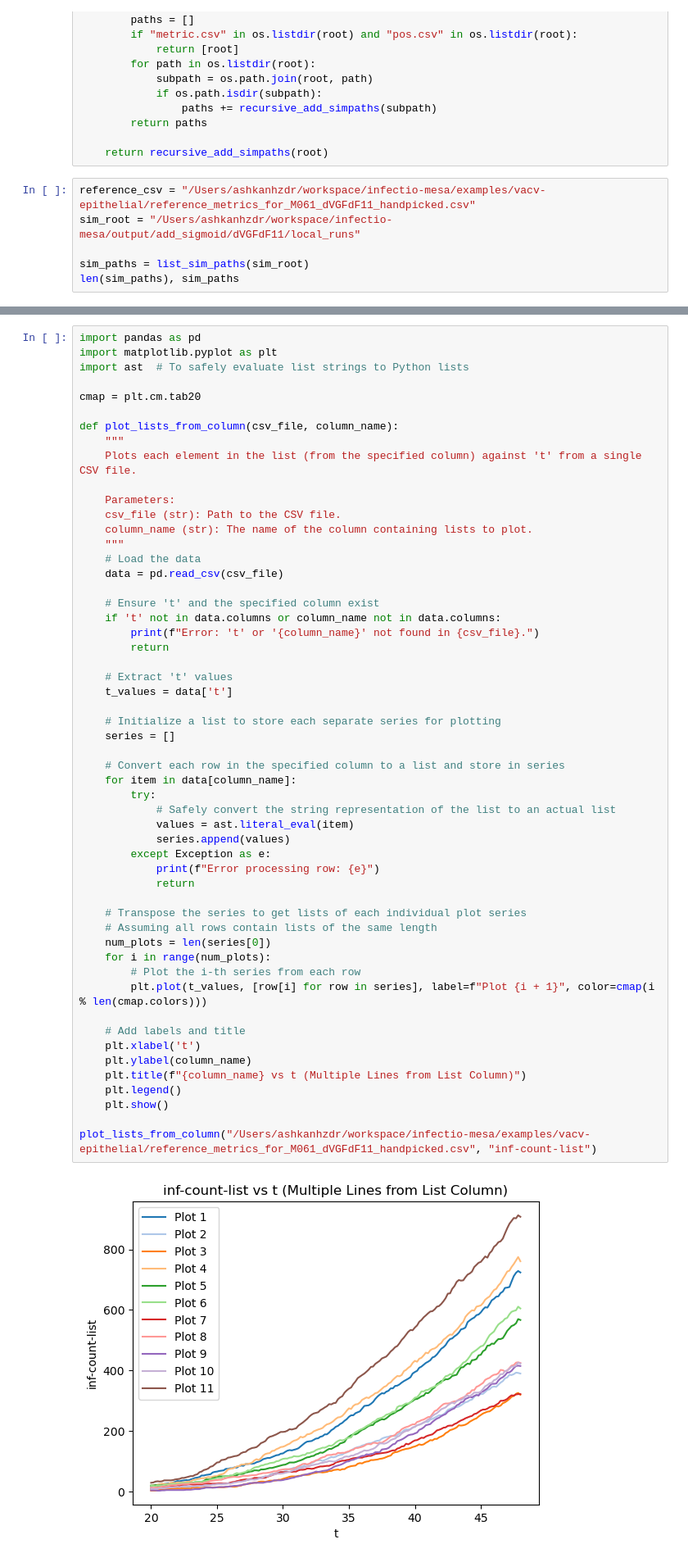
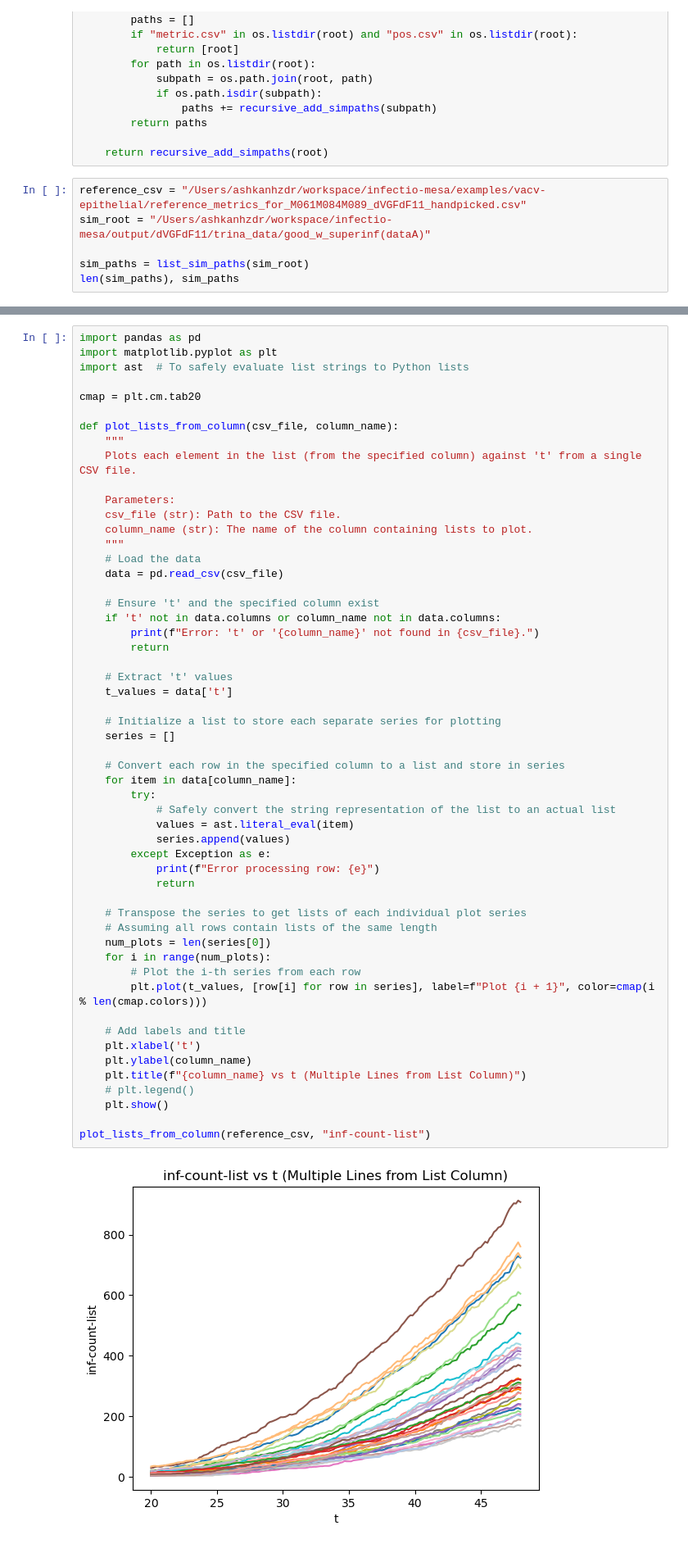
Before and after one commit to ashkan-mokarian/infectio-mesa, a Jupyter notebook: notebooks/4_timeseries_comparison.ipynb, the cells around one changed output, grey strips where cells are left out. Shown at 82% size. Cells and saved outputs as stored; diff of their text form.

```diff
--- a/notebooks/4_timeseries_comparison.ipynb
+++ b/notebooks/4_timeseries_comparison.ipynb
@@ -19,8 +19,8 @@ def list_sim_paths(root: str):
 
     return recursive_add_simpaths(root)
 # %%
-reference_csv = "/Users/ashkanhzdr/workspace/infectio-mesa/examples/vacv-epithelial/reference_metrics_for_M061_dVGFdF11_handpicked.csv"
-sim_root = "/Users/ashkanhzdr/workspace/infectio-mesa/output/add_sigmoid/dVGFdF11/local_runs"
+reference_csv = "/Users/ashkanhzdr/workspace/infectio-mesa/examples/vacv-epithelial/reference_metrics_for_M061M084M089_dVGFdF11_handpicked.csv"
+sim_root = "/Users/ashkanhzdr/workspace/infectio-mesa/output/dVGFdF11/trina_data/good_w_superinf(dataA)"
 
 sim_paths = list_sim_paths(sim_root)
 len(sim_paths), sim_paths
@@ -113,36 +107,36 @@ def plot_lists_from_column(csv_file, column_name):
     # Extract 't' values
     t_values = data['t']
 
     # Initialize a list to store each separate series for plotting
     series = []
 
     # Convert each row in the specified column to a list and store in series
     for item in data[column_name]:
         try:
             # Safely convert the string representation of the list to an actual list
             values = ast.literal_eval(item)
             series.append(values)
         except Exception as e:
             print(f"Error processing row: {e}")
             return
 
     # Transpose the series to get lists of each individual plot series
     # Assuming all rows contain lists of the same length
     num_plots = len(series[0])
     for i in range(num_plots):
         # Plot the i-th series from each row
         plt.plot(t_values, [row[i] for row in series], label=f"Plot {i + 1}", color=cmap(i % len(cmap.colors)))
 
     # Add labels and title
     plt.xlabel('t')
     plt.ylabel(column_name)
     plt.title(f"{column_name} vs t (Multiple Lines from List Column)")
-    plt.legend()
+    # plt.legend()
     plt.show()
 
-plot_lists_from_column("/Users/ashkanhzdr/workspace/infectio-mesa/examples/vacv-epithelial/reference_metrics_for_M061_dVGFdF11_handpicked.csv", "inf-count-list")
+plot_lists_from_column(reference_csv, "inf-count-list")
 # %% [output]
-[figure, old version]
+[figure, new version]
 # %%
 plot_lists_from_column(reference_csv, "area-list(um2)")
 plot_lists_from_column(reference_csv, "radial-velocity-list(um/min)")
```
Also changed, not shown: parts of 4 cells of this notebook, 2 other files.
